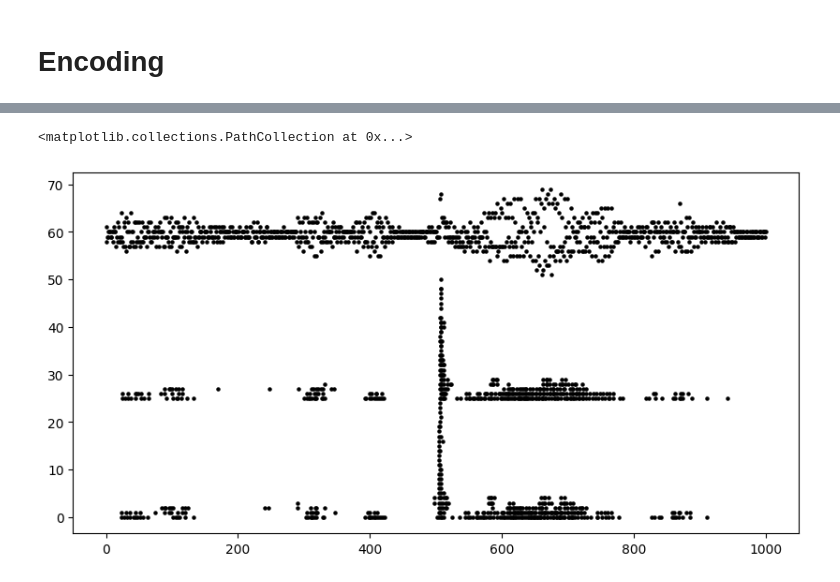
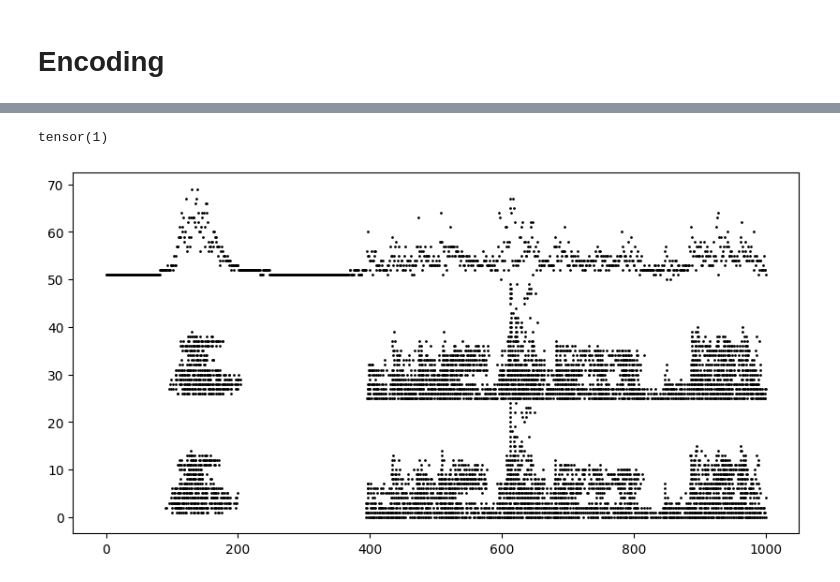
Before and after one commit to khood5/MLAudio, a Jupyter notebook: shotspotter/snn-torch/create-dataset.ipynb, the cells around one changed output, grey strips where cells are left out. Cells and saved outputs as stored; diff of their text form; code cells hidden in the pictures.

```diff
--- a/shotspotter/snn-torch/create-dataset.ipynb
+++ b/shotspotter/snn-torch/create-dataset.ipynb
@@ -32,15 +32,21 @@ from common import write_spikes_to_disk
 # %%
 # define variables for encoding
 MODE = 'spec' # spec, dwt
-DATASET_CAP = 5000
-FILEPATH = './data/5000-spec-wpndm.npz' # for saving
-DM_THRESHOLD = 0.001
+DATASET_CAP = 1000
+FILEPATH = './data/temp.npz' # for saving
+DM_THRESHOLD = 0.0001
+
+DWT_LEVELS = 7
+DWT_TIMESTEPS = 500
 
 SPEC_FREQ_BIN_COUNT = 25 # for spec mode
 
 PATH_GUNSHOT_SOUNDS = '/home/joao/dev/MLAudio/shotspotter/data/gunshotsNew'
 PATH_GUNSHOT_INDEX = '/home/joao/dev/MLAudio/shotspotter/data/gunshotsNewIndex.csv'
 PATH_NOGUNSHOT_SOUNDS = '/home/joao/dev/MLAudio/shotspotter/data/genBackgrounds'
+
+### IMPORTANT: fix the part where we downsample the waveform, maybe use library to do it.
+### - only works now because coincidentally the bin size perfectly divides the sample count
 # %%
 gunshot_file_paths = [PATH_GUNSHOT_SOUNDS+'/'+fn for fn in os.listdir(PATH_GUNSHOT_SOUNDS)][:DATASET_CAP//2]
 print(f'We have {len(gunshot_file_paths)} gunshot audio files')
@@ -211,8 +322,11 @@ validation_spikes, validation_labels, validation_gunshot_data, validation_filena
 # %%
 # visualize output
+INDEX = 70
+
 fig = plt.figure(facecolor="w", figsize=(10, 5))
 ax = fig.add_subplot(111)
-splt.raster(spikes[:, 3, :], ax, s=5, c="black")
+splt.raster(spikes[:, INDEX, :], ax, s=1, c="black")
+print(labels[INDEX])
 # %% [output]
-<matplotlib.collections.PathCollection at 0x...>
+tensor(1)
-[figure, old version]
+[figure, new version]
```
Also changed, not shown: parts of 4 cells of this notebook, 7 other files.
